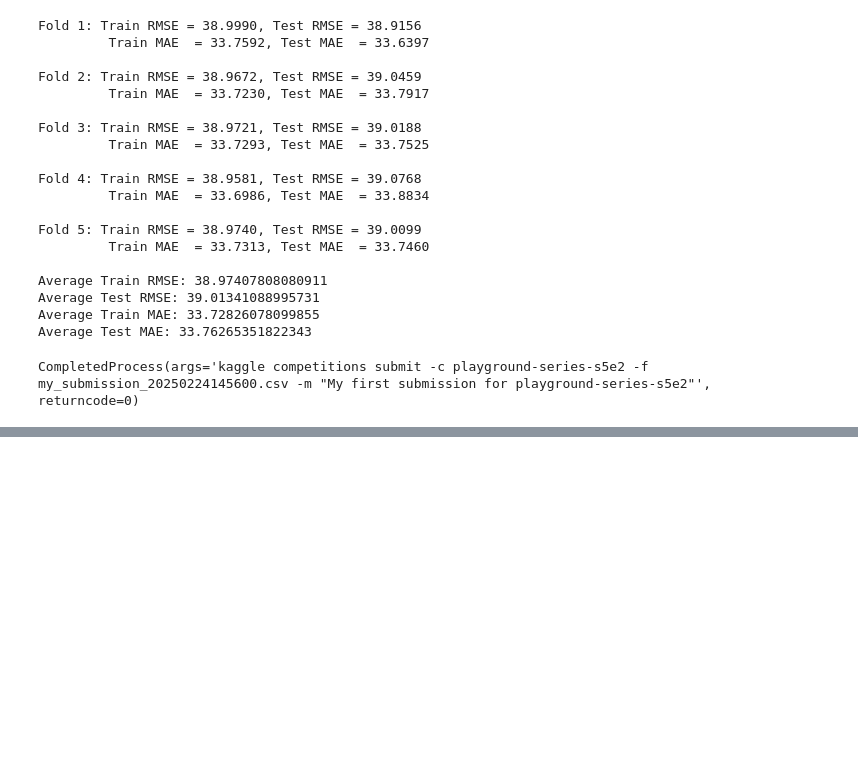
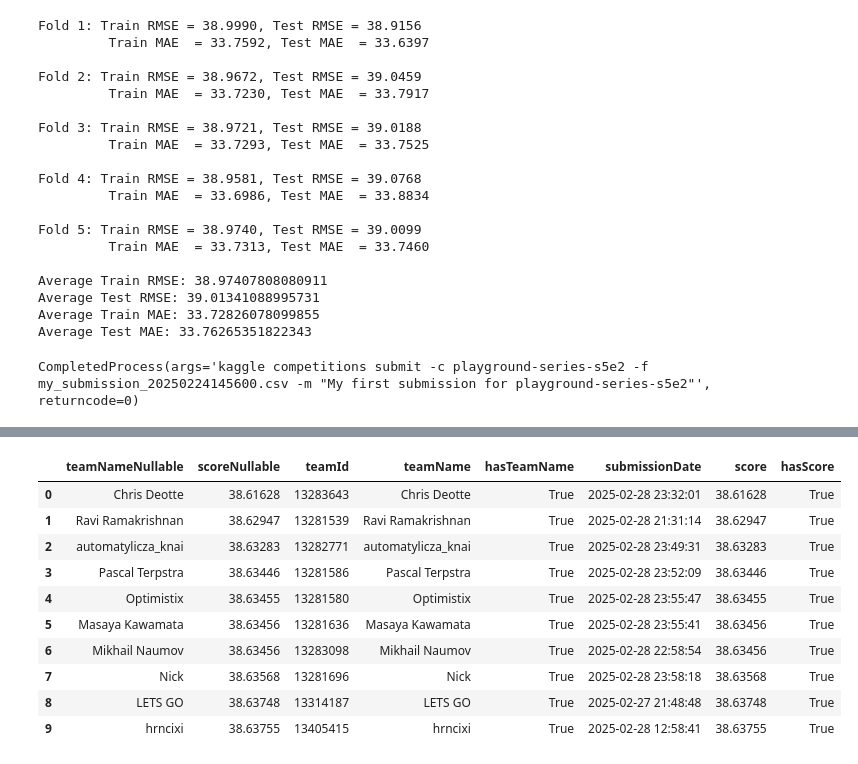
Before and after one commit to YashKushwaha/kaggle_submissions, a Jupyter notebook: s05e02_bagpack prediction/s05e02_bagback_v2.ipynb, the cells around one changed output, grey strips where cells are left out. Saved outputs shown, nothing was run; the diff lists cells and outputs as text; code cells hidden in the pictures; blank space fills up the shorter version.

```diff
--- a/s05e02_bagpack prediction/s05e02_bagback_v2.ipynb
+++ b/s05e02_bagpack prediction/s05e02_bagback_v2.ipynb
@@ -321,0 +357,8 @@ CompletedProcess(args='kaggle competitions submit -c playground-series-s5e2 -f m
+# %%
+for i in dir(api):
+    if 'rank' in i:
+        print(i)
+# %%
+for i in dir(api):
+    if 'submission' in i:
+        print(i)
@@ -321,0 +443,18 @@ CompletedProcess(args='kaggle competitions submit -c playground-series-s5e2 -f m
+# %%
+x = api.competition_leaderboard_view(competition)
+# %%
+leaderboard = pd.DataFrame([i.__dict__ for i in x])
+# %%
+leaderboard.head(10)
+# %% [output]
+|  | teamNameNullable | scoreNullable | teamId | teamName | hasTeamName | submissionDate | score | hasScore |
+| 0 | Chris Deotte | 38.61628 | 13283643 | Chris Deotte | True | 2025-02-28 23:32:01 | 38.61628 | True |
+| 1 | Ravi Ramakrishnan | 38.62947 | 13281539 | Ravi Ramakrishnan | True | 2025-02-28 21:31:14 | 38.62947 | True |
+| 2 | automatylicza_knai | 38.63283 | 13282771 | automatylicza_knai | True | 2025-02-28 23:49:31 | 38.63283 | True |
+| 3 | Pascal Terpstra | 38.63446 | 13281586 | Pascal Terpstra | True | 2025-02-28 23:52:09 | 38.63446 | True |
+| 4 | Optimistix | 38.63455 | 13281580 | Optimistix | True | 2025-02-28 23:55:47 | 38.63455 | True |
+| 5 | Masaya Kawamata | 38.63456 | 13281636 | Masaya Kawamata | True | 2025-02-28 23:55:41 | 38.63456 | True |
+| 6 | Mikhail Naumov | 38.63456 | 13283098 | Mikhail Naumov | True | 2025-02-28 22:58:54 | 38.63456 | True |
+| 7 | Nick | 38.63568 | 13281696 | Nick | True | 2025-02-28 23:58:18 | 38.63568 | True |
+| 8 | LETS GO | 38.63748 | 13314187 | LETS GO | True | 2025-02-27 21:48:48 | 38.63748 | True |
+| 9 | hrncixi | 38.63755 | 13405415 | hrncixi | True | 2025-02-28 12:58:41 | 38.63755 | True |
```
Also changed, not shown: parts of 14 cells of this notebook, 8 other files.
